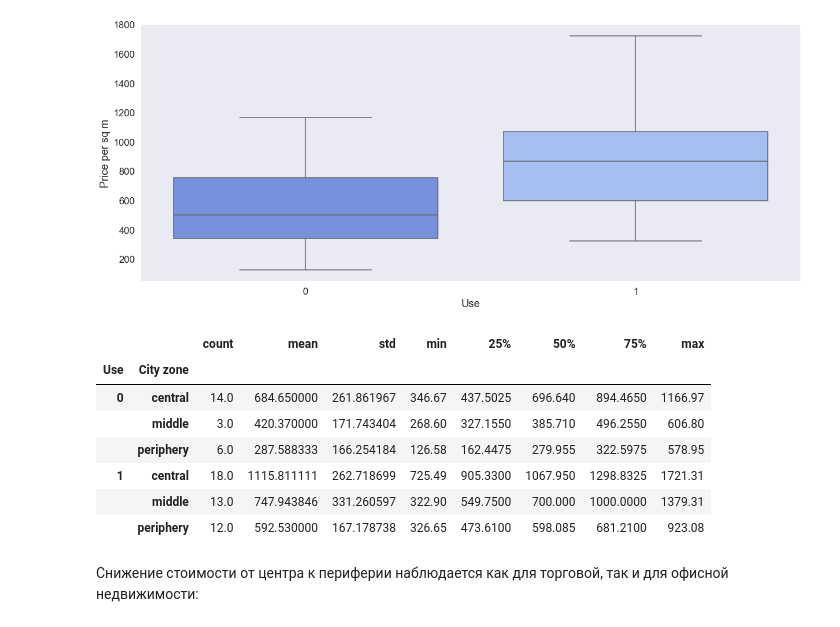
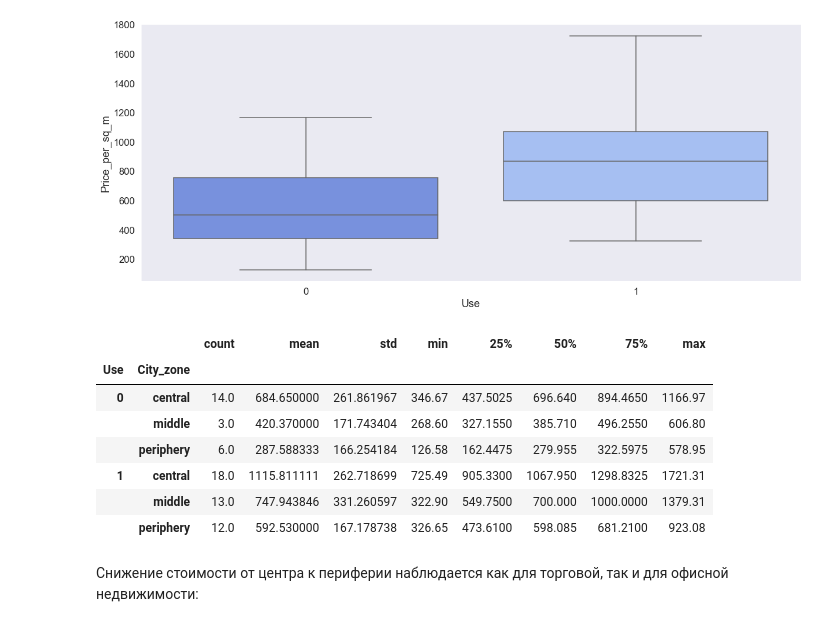
Before and after one commit to valeriich/ML, a Jupyter notebook: Zhytomir.ipynb, the cells around one changed output. Saved outputs shown, nothing was run; the diff lists cells and outputs as text; code cells hidden in the pictures.

```diff
--- a/Zhytomir.ipynb
+++ b/Zhytomir.ipynb
@@ -53,0 +62,2 @@ memory usage: 3.7+ KB
+# %%
+df.columns = df.columns.map(lambda x: x.replace(' ', '_'))
@@ -112,10 +130,10 @@ sns.boxplot(x='Use', y='Price per sq m', data=df);
 # %% [output]
 [figure]
 # %%
-df.groupby(['Use', 'City zone'])['Price per sq m'].describe()
+df.groupby(['Use', 'City_zone'])['Price_per_sq_m'].describe()
 # %% [output]
 |  |  | count | mean | std | min | 25% | 50% | 75% | max |
-| Use | City zone |  |  |  |  |  |  |  |  |
+| Use | City_zone |  |  |  |  |  |  |  |  |
 | 0 | central | 14.0 | 684.650000 | 261.861967 | 346.67 | 437.5025 | 696.640 | 894.4650 | 1166.97 |
 |  | middle | 3.0 | 420.370000 | 171.743404 | 268.60 | 327.1550 | 385.710 | 496.2550 | 606.80 |
 |  | periphery | 6.0 | 287.588333 | 166.254184 | 126.58 | 162.4475 | 279.955 | 322.5975 | 578.95 |
```
Also changed, not shown: parts of 32 cells of this notebook, 1 other file.
